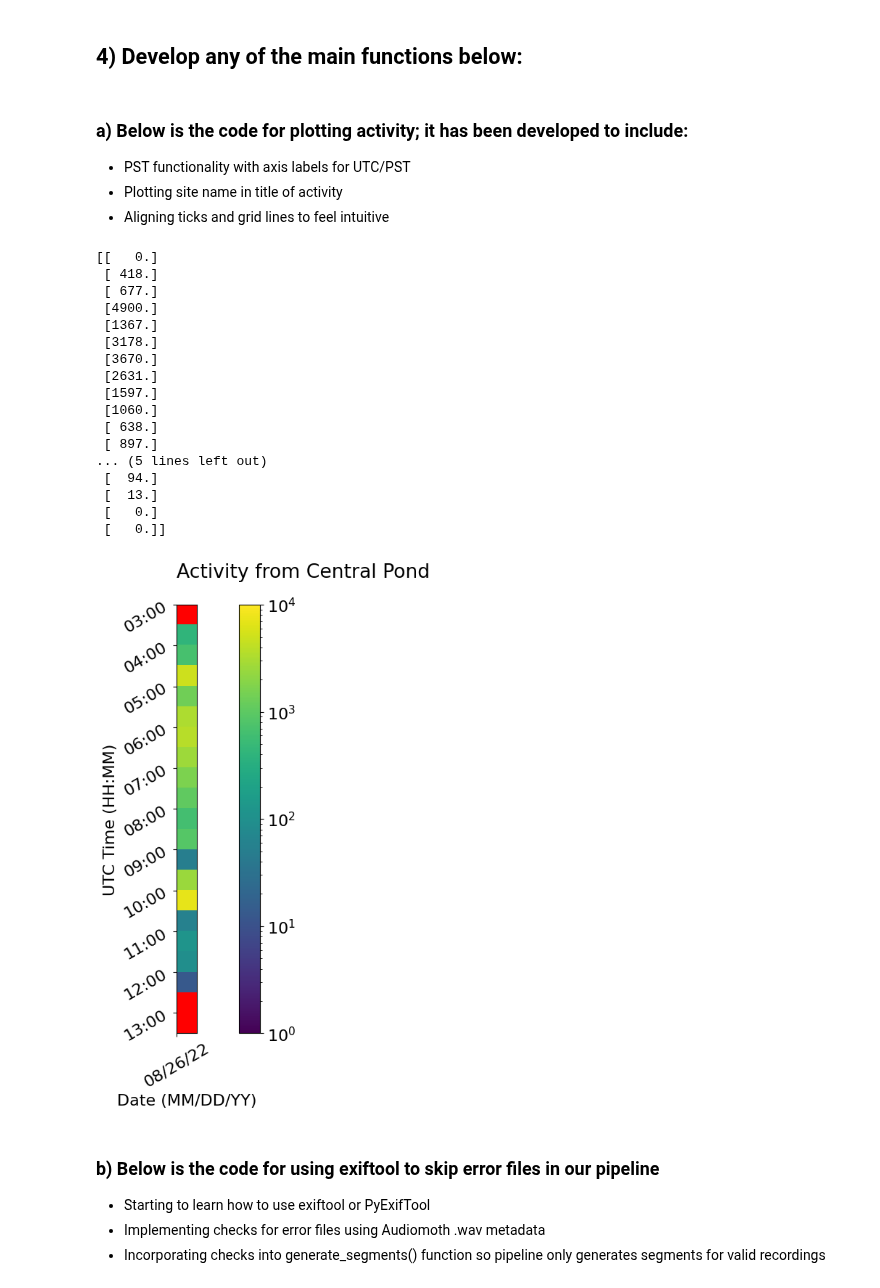
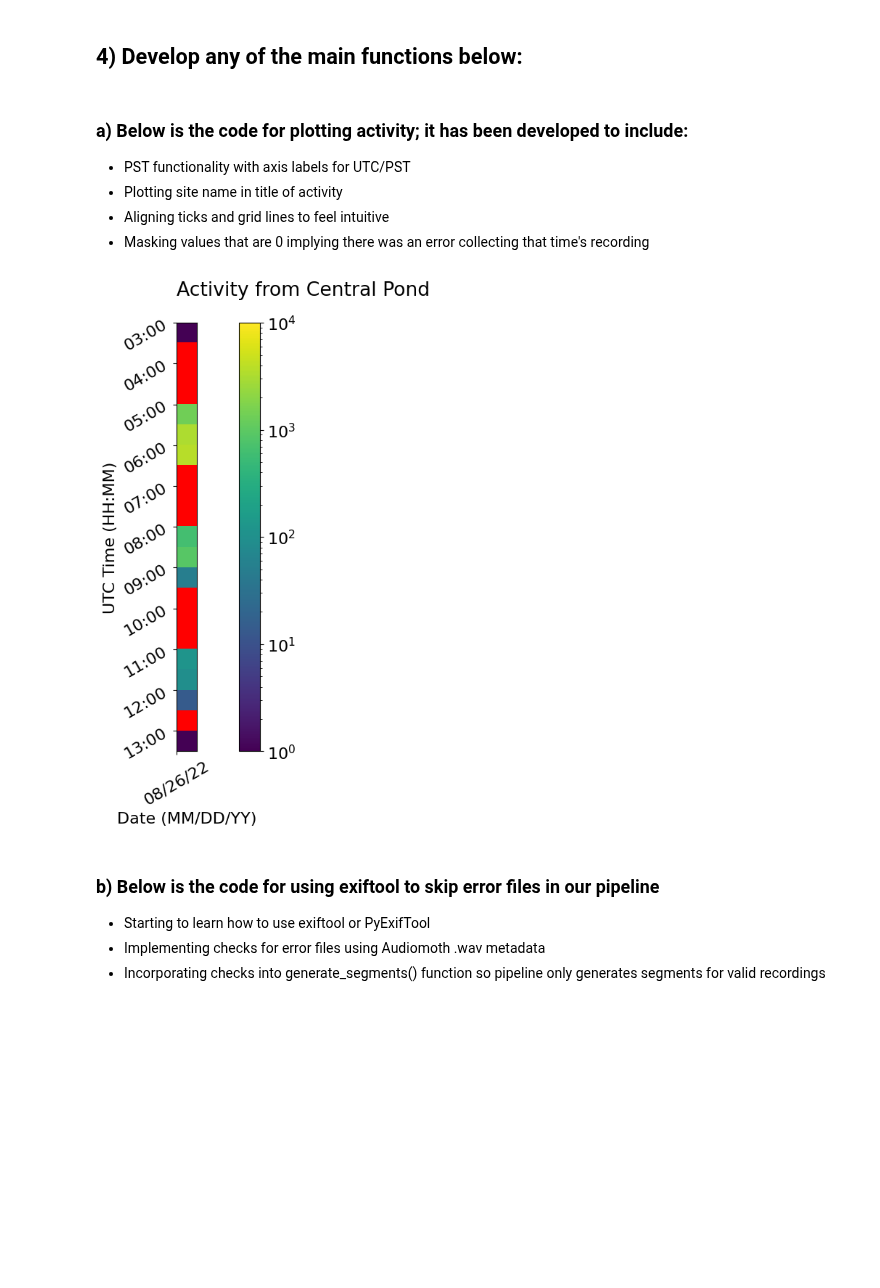
Before and after one commit to uw-echospace/bat-detector-msds, a Jupyter notebook: notebooks/test_batdetect2_pipeline.ipynb, the cells around one changed output. Saved outputs shown, nothing was run; the diff lists cells and outputs as text; code cells hidden in the pictures; blank space fills up the shorter version.

```diff
--- a/notebooks/test_batdetect2_pipeline.ipynb
+++ b/notebooks/test_batdetect2_pipeline.ipynb
@@ -87,6 +84,7 @@ site_name
 - PST functionality with axis labels for UTC/PST
 - Plotting site name in title of activity
 - Aligning ticks and grid lines to feel intuitive
+- Masking values that are 0 implying there was an error collecting that time's recording
 # %%
 recover_folder = dirpath.split('/')[-2]
 audiomoth_folder = dirpath.split('/')[-1]
@@ -96,9 +94,9 @@ show_PST = False
 activity_times = []
 activity_dates = []
 
-for file in batdetect2_pipeline.get_files_from_dir(dirpath):
+for file in batdetect2_pipeline.get_files_for_pipeline(dirpath):
     filedets = dets.loc[dets['input_file']==Path(file).name]
-    activity = np.hstack([activity, len(filedets)])
+    activity = np.hstack([activity, len(filedets)+1])
 
     file_dt_UTC = dt.datetime.strptime(Path(file).name, "%Y%m%d_%H%M%S.WAV")
 
@@ -110,54 +108,39 @@ for file in batdetect2_pipeline.get_files_from_dir(dirpath):
             file_dt_PST = dt.datetime.strptime(f"{file_dt_UTC.date()}_{str(24 + file_dt_UTC.hour - 7).zfill(2)}{file_dt_UTC.minute}", "%Y-%m-%d_%H%M")
             file_time_PST = dt.datetime.strftime(file_dt_PST, "%H:%M")
         if (not(activity_times.__contains__(file_time_PST))):
             activity_times.append(file_time_PST)
     else:
         file_time_UTC = dt.datetime.strftime(file_dt_UTC, "%H:%M")
         if (not(activity_times.__contains__(file_time_UTC))):
             activity_times.append(file_time_UTC)
 
     file_date = dt.datetime.strftime(file_dt_UTC, "%m/%d/%y")
     if (not(activity_dates.__contains__(file_date))):
         activity_dates.append(file_date)
 
 activity = activity.reshape((len(activity_dates), len(activity_times))).T
 
-masked_array_for_nodets = np.ma.masked_where(activity == 0, activity)
+activity[1:-1:6] = 0
+activity[2:-1:6] = 0
+activity[3:-1:6] = 0
+
+masked_array_for_nodets = np.ma.masked_where(activity==0, activity)
 cmap = plt.get_cmap('viridis')
 cmap.set_bad(color='red', alpha=1.0)
-
-print(activity)
 
 plt.rcParams.update({'font.size': 16})
 plt.figure(figsize=(12, 8))
 plt.title(f"Activity from {site_name}", loc='left', y=1.05)
 plt.imshow(masked_array_for_nodets, cmap=cmap, norm=colors.LogNorm(vmin=1, vmax=10e3))
 plt.yticks(np.arange(0, len(activity_times), 2)-0.5, activity_times[::2], rotation=30)
 plt.xticks(np.arange(0, len(activity_dates))-0.5, activity_dates, rotation=30)
 plt.ylabel('UTC Time (HH:MM)')
 plt.xlabel('Date (MM/DD/YY)')
 plt.colorbar()
 plt.tight_layout()
 plt.show()
 # %% [output]
-[[   0.]
- [ 418.]
- [ 677.]
- [4900.]
- [1367.]
- [3178.]
- [3670.]
- [2631.]
- [1597.]
- [1060.]
- [ 638.]
- [ 897.]
-... (5 lines left out)
- [  94.]
- [  13.]
- [   0.]
- [   0.]]
-[figure, old version]
+[figure, new version]
 # %% [markdown]
 ### b) Below is the code for using exiftool to skip error files in our pipeline
 
```
Also changed, not shown: parts of 12 cells of this notebook, 1 other file.
